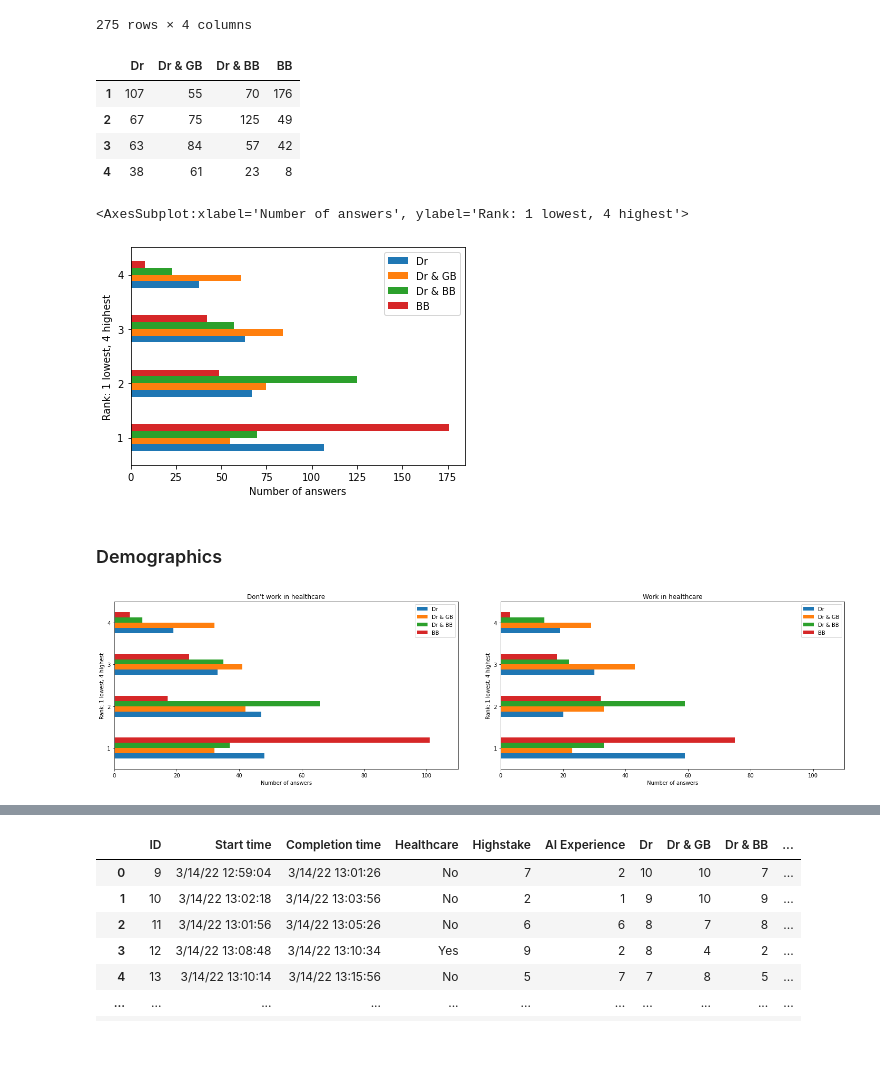
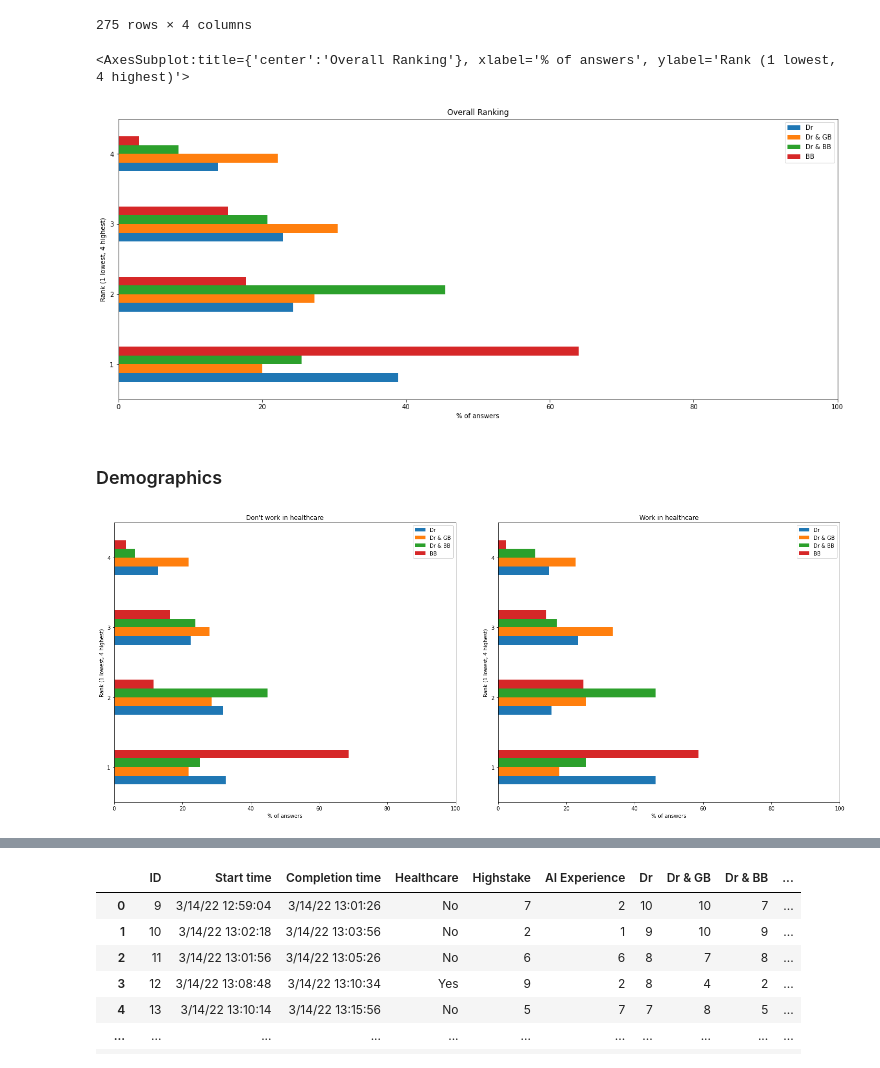
Before and after one commit to isabelladegen/elf, a Jupyter notebook: Isabellas-Notebook.ipynb, the cells around one changed output, grey strips where cells are left out. Saved outputs shown, nothing was run; the diff lists cells and outputs as text; code cells hidden in the pictures.

Commit message:
normalise the ranking so we can compare between different subgroups regardless of how many answers received in that group

```diff
--- a/Isabellas-Notebook.ipynb
+++ b/Isabellas-Notebook.ipynb
@@ -87,22 +87,18 @@ ranked_df
 | 274 | 1 | 4 | 1 | 1 |
 275 rows × 4 columns
 # %%
+total_no = ranked_df.shape[0]
 value_c = ranked_df.apply(pd.Series.value_counts)
-value_c
+value_c = value_c.apply(lambda x: (x/total_no)*100)
-# %% [output]
-|  | Dr | Dr & GB | Dr & BB | BB |
-| 1 | 107 | 55 | 70 | 176 |
-| 2 | 67 | 75 | 125 | 49 |
-| 3 | 63 | 84 | 57 | 42 |
-| 4 | 38 | 61 | 23 | 8 |
 # %%
-ax = value_c.plot.barh()
-ax.set_xlabel('Number of answers')
-ax.set_ylabel('Rank: 1 lowest, 4 highest')
+ax = value_c.plot.barh(title='Overall Ranking')
+ax.set_xlabel('% of answers')
+ax.set_ylabel('Rank (1 lowest, 4 highest)')
+ax.set_xlim(0, 100)
 ax
 # %% [output]
-<AxesSubplot:xlabel='Number of answers', ylabel='Rank: 1 lowest, 4 highest'>
+<AxesSubplot:title={'center':'Overall Ranking'}, xlabel='% of answers', ylabel='Rank (1 lowest, 4 highest)'>
-[figure, old version]
+[figure, new version]
 # %% [markdown]
 ### Demographics
 # %%
@@ -125,14 +123,14 @@ def bar_chart_for(column, value, title, axes):
 # %%
 import matplotlib.pyplot as plt
 
-plt.rcParams["figure.figsize"] = [20, 5]
+plt.rcParams["figure.figsize"] = [20, 8]
 fig, axes = plt.subplots(nrows=1, ncols=2)
 fig.tight_layout(h_pad=5, w_pad=5)
 
 bar_chart_for(health, 'No', 'Don\'t work in healthcare', axes[0])
 bar_chart_for(health, 'Yes', 'Work in healthcare', axes[1])
 # %% [output]
-[figure, old version]
+[figure, new version]
 # %%
 # binning ai experience into 3 bins:
 # Categories (3, interval[float64, right]): [(0.991, 4.0] < (4.0, 7.0] < (7.0, 10.0]]
```
Also changed, not shown: parts of 4 cells of this notebook, 4 other files.
